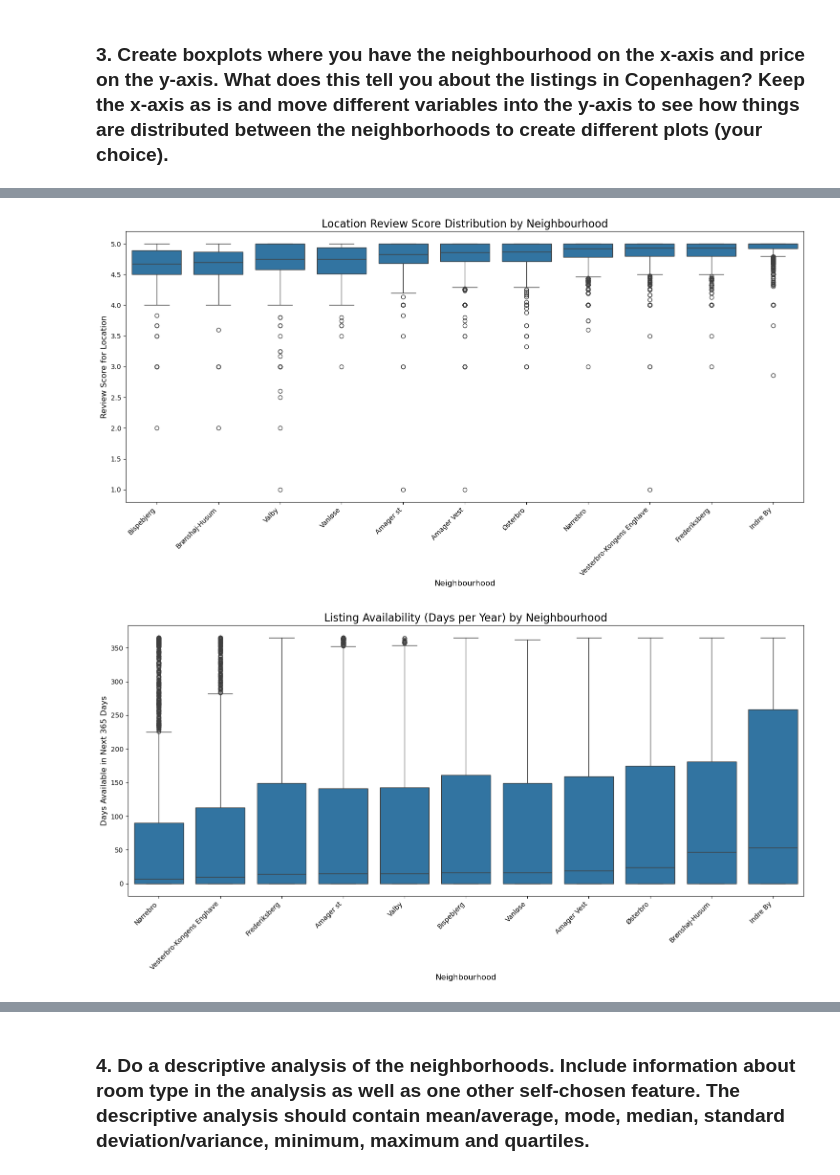
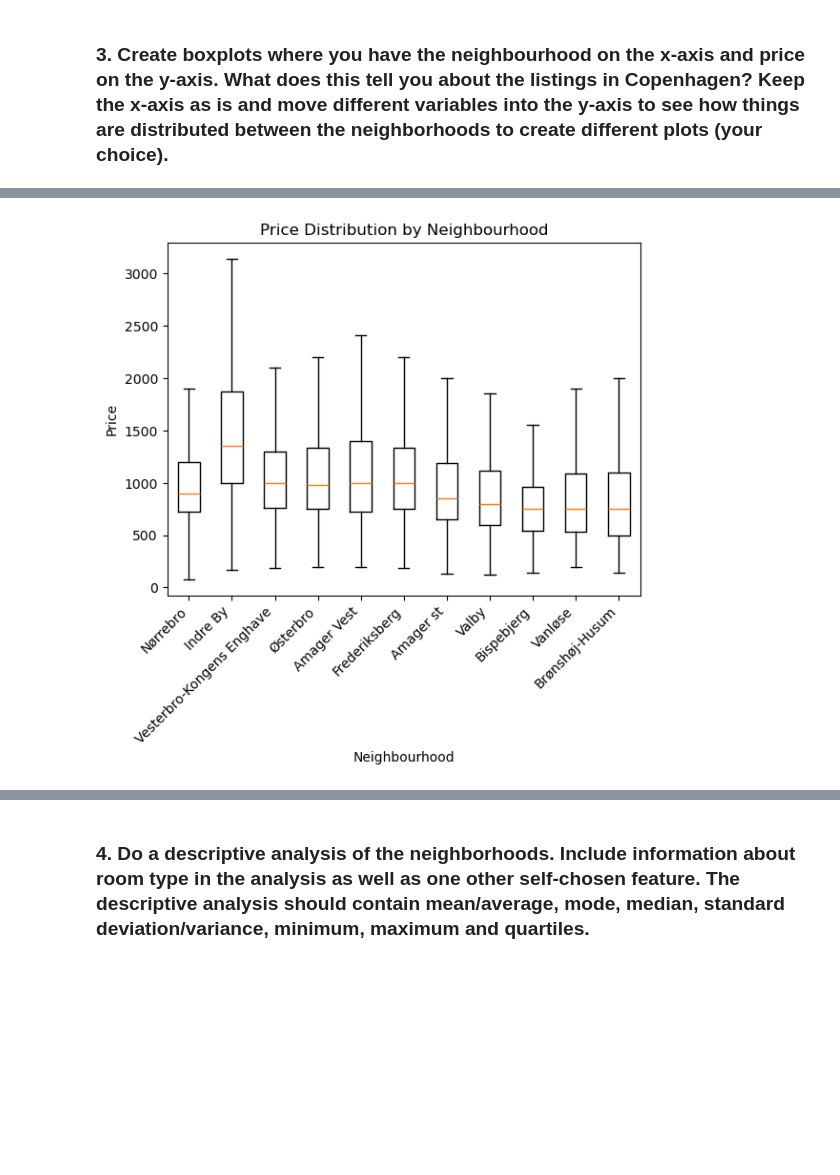
Before and after one commit to sergioqueber/assignment-1-mle-polski-team, a Jupyter notebook: 1. Getting started - Copenhagen Airbnb.ipynb, the cells around one changed output, grey strips where cells are left out. Cells and saved outputs as stored; diff of their text form; code cells hidden in the pictures; blank space fills up the shorter version.

```diff
--- a/1. Getting started - Copenhagen Airbnb.ipynb
+++ b/1. Getting started - Copenhagen Airbnb.ipynb
@@ -195,39 +175,26 @@ plt.show()
-# %%
-plt.figure(figsize=(15, 8))
-
-sns.boxplot(
-    x='neighbourhood_cleansed',
-    y='review_scores_location',
-    data=data_filtered,
-    order=data_filtered.groupby('neighbourhood_cleansed')['review_scores_location'].median().sort_values().index # Order by median score
-)
-
-# Improve readability
-plt.xticks(rotation=45, ha='right')
-plt.title('Location Review Score Distribution by Neighbourhood', fontsize=16)
-plt.xlabel('Neighbourhood', fontsize=12)
-plt.ylabel('Review Score for Location', fontsize=12)
-plt.tight_layout()
-plt.show()
-# %% [output]
-[figure, removed]
-# %%
-plt.figure(figsize=(15, 8))
-
-# Create the boxplot for availability_365
-sns.boxplot(
-    x='neighbourhood_cleansed',
-    y='availability_365',
-    data=data_filtered,
-    order=data_filtered.groupby('neighbourhood_cleansed')['availability_365'].median().sort_values().index
-)
-
-# Improve readability
-plt.xticks(rotation=45, ha='right')
-plt.title('Listing Availability (Days per Year) by Neighbourhood', fontsize=16)
-plt.xlabel('Neighbourhood', fontsize=12)
-plt.ylabel('Days Available in Next 365 Days', fontsize=12)
-plt.tight_layout()
-plt.show()
-# %% [output]
-[figure, removed]
+# %%
+# Create a list of distinct neighbourhoods
+neighbourhoods = data_filtered['neighbourhood_cleansed'].unique()
+neighbourhoods_list = [x for x in neighbourhoods]
+
+# Create a function to make lists of values for each neighbourhood
+# The lists will be named after the neighbourhoods and contain just numeric values
+def create_neighbourhood_lists(column):
+    list = []
+    for neighborhood in neighbourhoods:
+        data_points = data_filtered.loc[data_filtered['neighbourhood_cleansed'] == neighborhood, column].tolist()
+        var_name = neighborhood.replace(" ", "_").replace("-", "_").replace("ø", "oe").replace("Ø", "Oe").replace("æ", "ae").replace("å", "aa").replace("Å", "Aa")
+        globals()[var_name] = data_points
+        list.append(data_points)
+    return list
+# %%
+# Using the function, create box plot for prices
+neighbourhoods_prices = create_neighbourhood_lists('price')
+plt.boxplot(neighbourhoods_prices, showfliers=False)
+plt.title('Price Distribution by Neighbourhood')
+plt.xlabel('Neighbourhood')
+plt.xticks(ticks=range(1, 12), labels=neighbourhoods_list, rotation=45, ha='right')
+plt.ylabel('Price')
+plt.show()
+# %% [output]
+[figure, added]
```
Also changed, not shown: parts of 7 cells of this notebook.
